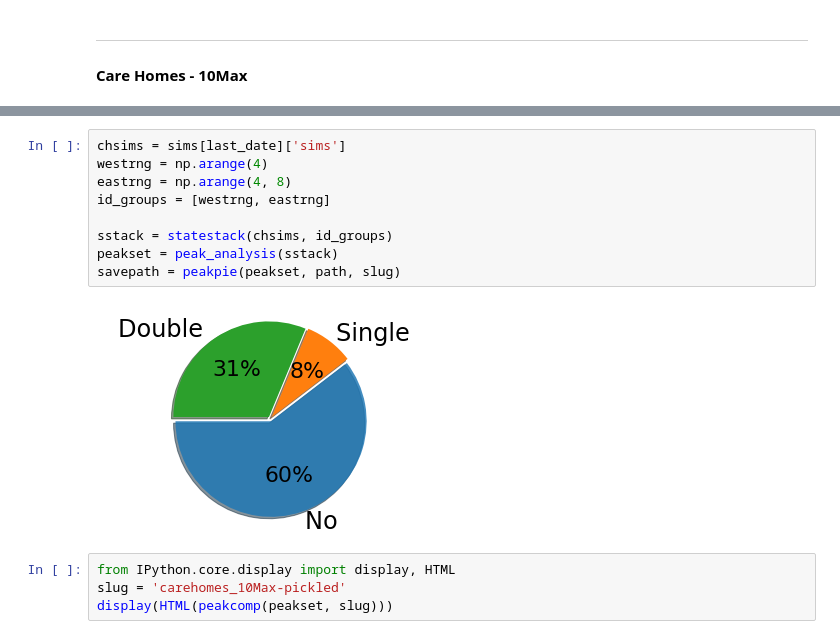
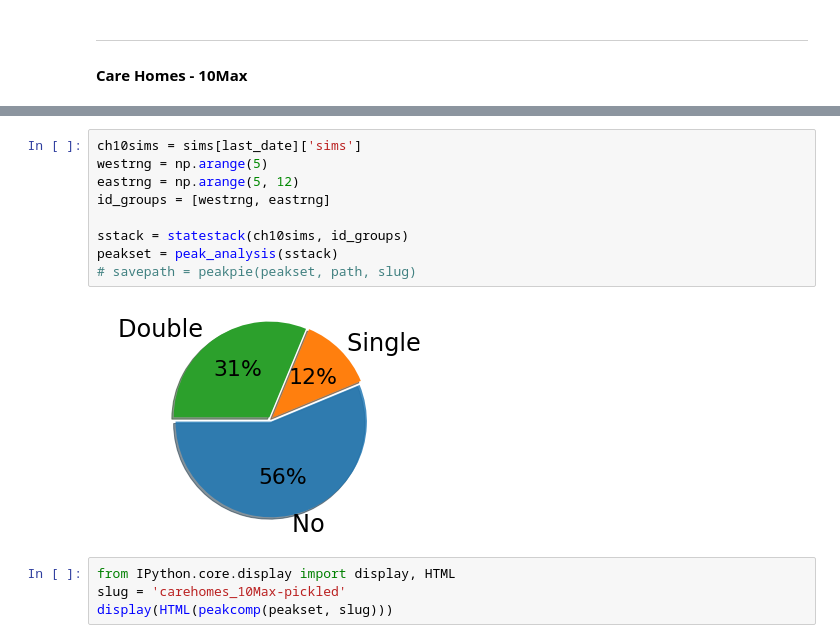
Before and after one commit to rjskene/rknotdocs, a Jupyter notebook: docs/_build/html/multi.ipynb, the cells around one changed output, grey strips where cells are left out. Cells and saved outputs as stored; diff of their text form.

```diff
--- a/docs/_build/html/multi.ipynb
+++ b/docs/_build/html/multi.ipynb
@@ -979,14 +1013,14 @@ curvehist([r_ch10[:,2]], title=title, which='tot', widths=[.95], labels=labels,
 # %%
-chsims = sims[last_date]['sims']
-westrng = np.arange(4)
-eastrng = np.arange(4, 8)
+ch10sims = sims[last_date]['sims']
+westrng = np.arange(5)
+eastrng = np.arange(5, 12)
 id_groups = [westrng, eastrng]
 
-sstack = statestack(chsims, id_groups)
+sstack = statestack(ch10sims, id_groups)
 peakset = peak_analysis(sstack)
-savepath = peakpie(peakset, path, slug)
+# savepath = peakpie(peakset, path, slug)
 # %% [output]
-[figure, old version]
+[figure, new version]
 # %%
 from IPython.core.display import display, HTML
 slug = 'carehomes_10Max-pickled'
```
Also changed, not shown: parts of 41 cells of this notebook, 16 other files.
